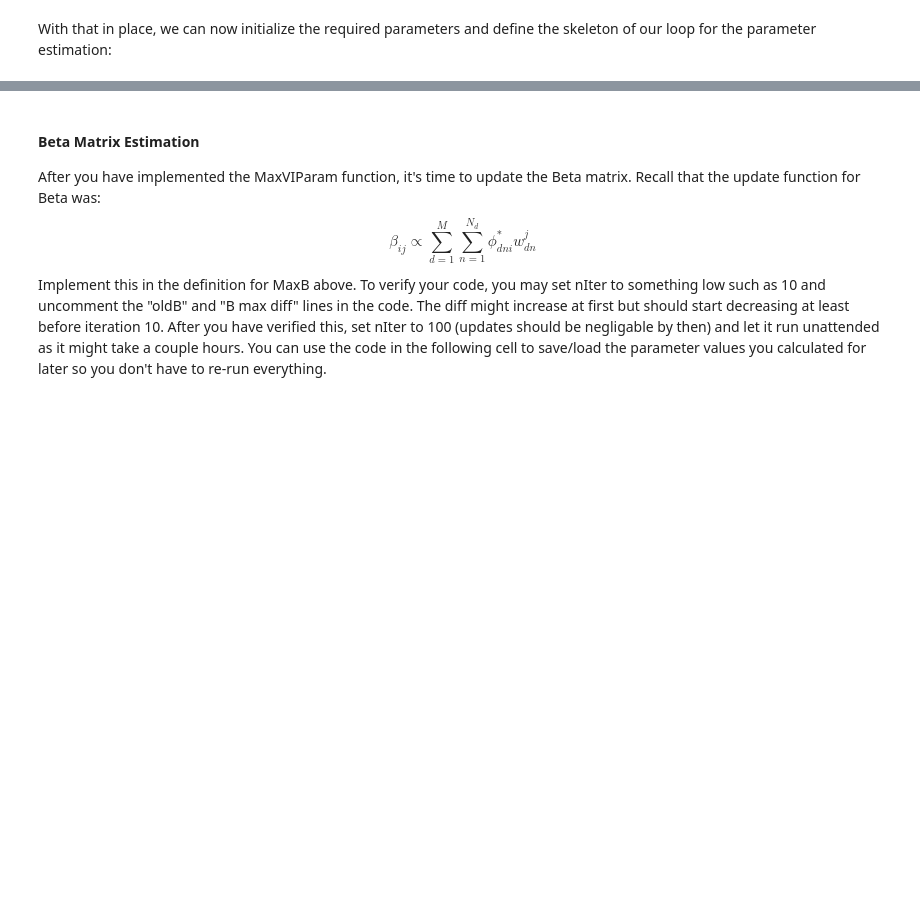
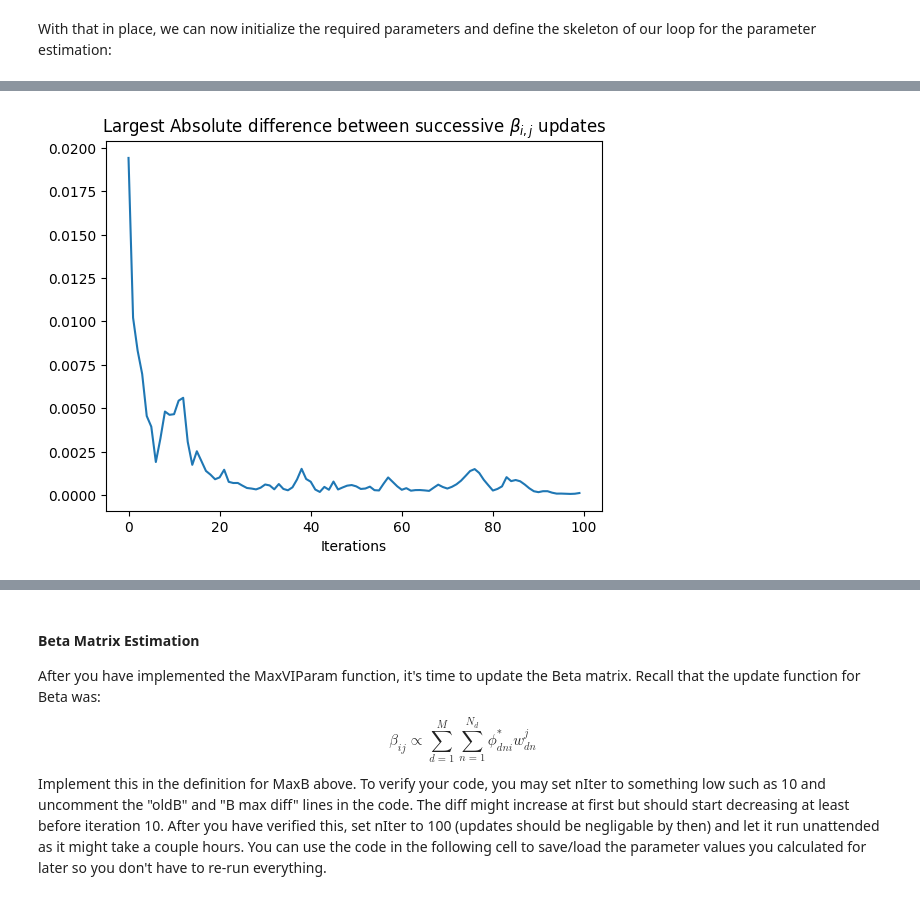
Before and after one commit to sharma-arpit/LDA, a Jupyter notebook: notebook/LDATutorial.ipynb, the cells around one changed output, grey strips where cells are left out. Saved outputs shown, nothing was run; the diff lists cells and outputs as text; code cells hidden in the pictures; blank space fills up the shorter version.

```diff
--- a/notebook/LDATutorial.ipynb
+++ b/notebook/LDATutorial.ipynb
@@ -230,13 +234,20 @@ def maxVIParam(phi, gamma, B, alpha, M, k, Wd, eta):
         #Initialization of vars, as shown in E-step.
         phi[d] = np.ones((N,k))*1.0/k
         gamma[d] = np.ones(k)*(N/k) + alpha
+        gamma_old = gamma[d]
         converged = False
         j = 0 #you can use this to print the update error to check your code in the beginning with something like:
         '''if(j%10==0 and d==0):
                     print("u e: ", updateError)'''
         #YOUR CODE FOR THE E-STEP HERE
-
-
+        while not converged:
+            j = j + 1
+            phi[d] = B[:, Wd[d]].T * np.exp(diGamma(gamma[d]))
+            phi[d] = phi[d] / np.sum(phi[d], axis=1).reshape(-1, 1)
+            gamma[d] = alpha+np.sum(phi[d], axis=0)
+            if np.amax(np.abs(gamma[d] - gamma_old)) < eta:
+                converged = True
+            gamma_old = gamma[d]
 
     return gamma, phi
 
@@ -244,7 +255,10 @@ def maxVIParam(phi, gamma, B, alpha, M, k, Wd, eta):
 def MaxB(B, phi, k, V, M, Wd):
 
     #YOUR CODE FOR THE M-STEP HERE
-
+    B = np.zeros([k, V])
+    for d in range(M):
+        for n in range(len(Wd[d])):
+            B[:, Wd[d][n]] += phi[d][n]
     return B
 # %%
 '''Here are the functions needed for updating the alpha parameter, as shown in the start of appendix A.4.2.
@@ -292,7 +306,7 @@ With that in place, we can now initialize the required parameters and define the
 eta = 10e-5 #threshold for convergence
 
 #hyperparamater init.
-V = len(vectorizer.get_feature_names()) #vocab. cardinality
+V = len(vectorizer.get_feature_names_out()) #vocab. cardinality
 M = int(len(trainDocs)) #number of documents
 k = 4 #amount of emotions
 
@@ -312,6 +326,7 @@ gamma = [None]*M
 
 #word lists for all docs
 Wd = [None]*M
+B_values = []
 
 '''Since scikit gives a matrix of counts of all words, and we want a list of words,
 we do some quick transformations here. This gives us a representation of the documents
@@ -338,7 +353,9 @@ start = time.time()
 
 #start of parameter estimation loop
 for j in range(nIter):
-    print("on iter: ", j)
+    # print("on iter: ", j)
+    if(j%10==0):
+        print("Iteration: "+str(j)+" of "+str(nIter))
     #Variational EM for gamma and phi (E-step from VI section)
     start = time.time()
     gamma, phi = maxVIParam(phi, gamma, B, alpha, M, k, Wd, eta)
@@ -351,7 +368,7 @@ for j in range(nIter):
 
     print("B max diff: ", np.amax(abs(B-Bold)))
     end = time.time()
-
+    B_values.append(np.amax(abs(B-Bold)))
     alpha = MaxA(alpha) #second half of M-step from VI section
     end = time.time()
     print("iter took: ", end-start)
@@ -362,3 +397,14 @@ print("took: ", end-start)
+# %%
+import matplotlib.pyplot as plt
+import pandas as pd
+
+plt.title('Convergence of $\\beta_{i,j}$ updates')
+plt.xlabel('Iterations')
+plt.plot(B_values)
+plt.savefig('plots/convergence')
+plt.show()
+# %% [output]
+[figure, added]
 # %% [markdown]
 #### VI Parameter Estimation
 We can now begin with implementing the "E step" in the previous section which updates the variational parameters. The pseudo code for this is the following (remember these have to be calculated separately for each document):
```
Also changed, not shown: parts of 13 cells of this notebook.
